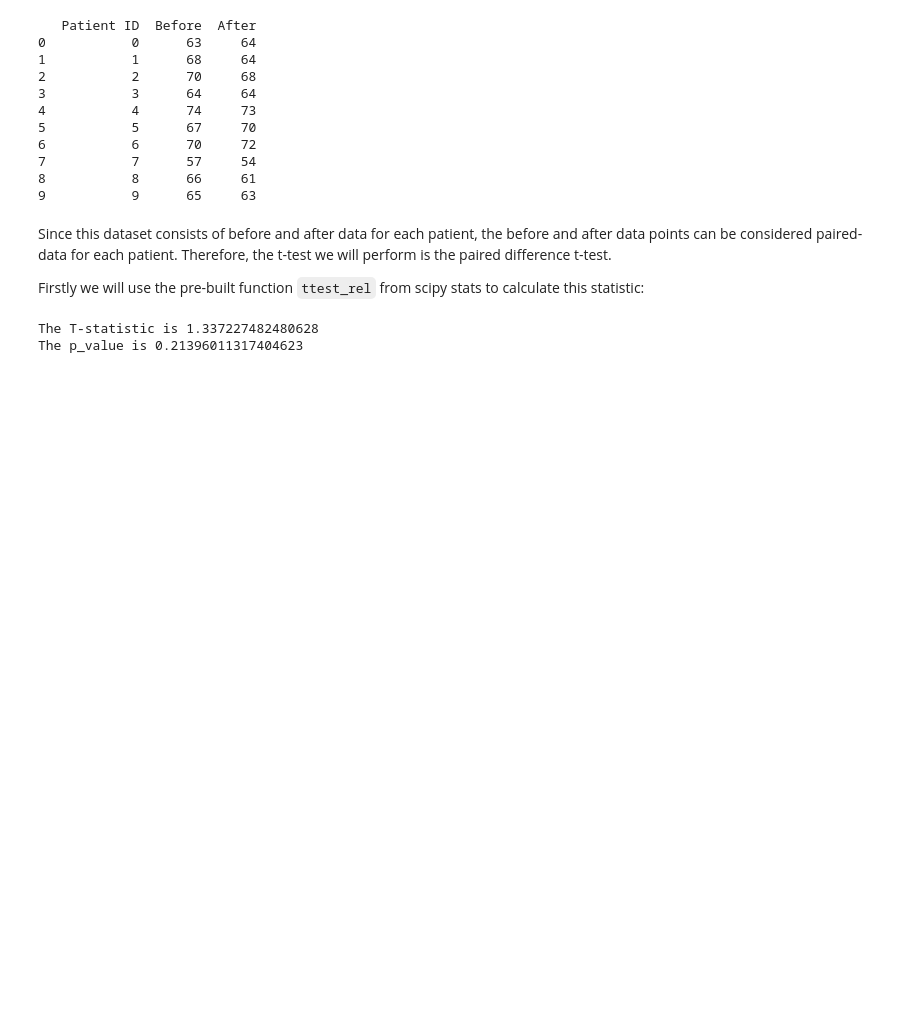
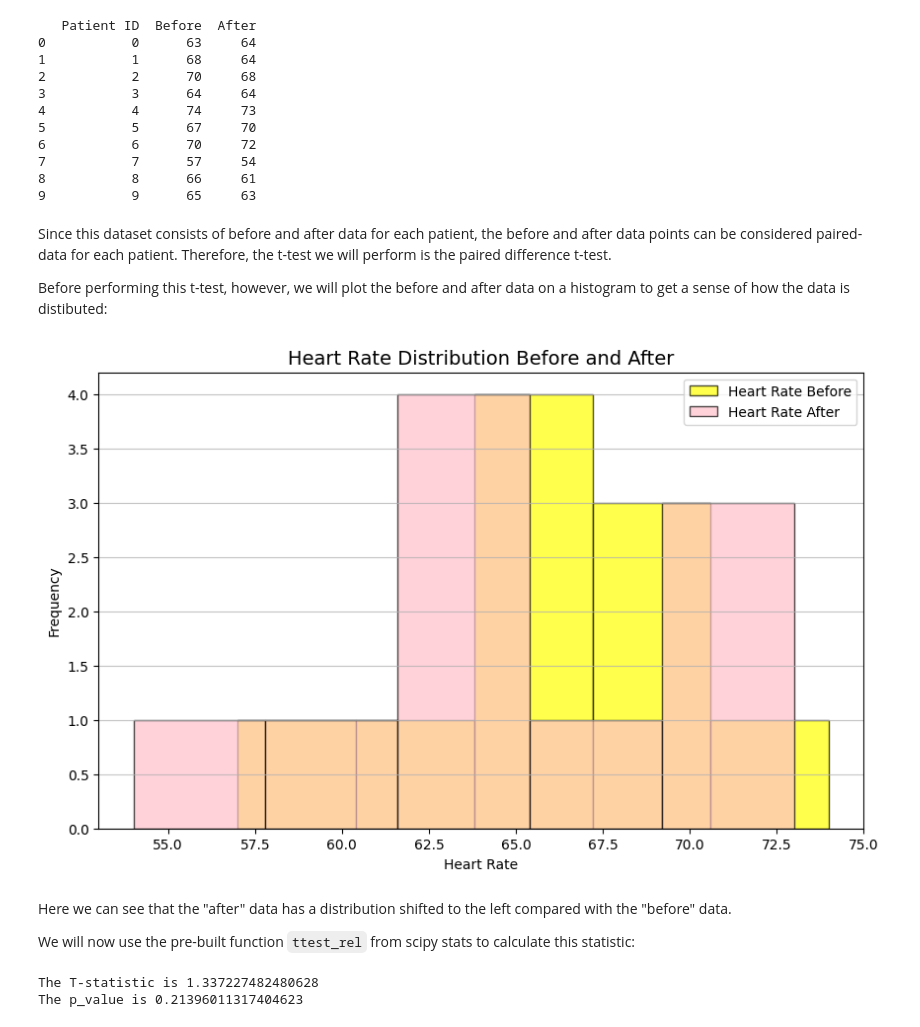
Before and after one commit to jmce22/app_stats, a Jupyter notebook: tasks.ipynb, the cells around one changed output. Cells and saved outputs as stored; diff of their text form; code cells hidden in the pictures; blank space fills up the shorter version.

```diff
--- a/tasks.ipynb
+++ b/tasks.ipynb
@@ -221,7 +221,33 @@ print(df)
 # %% [markdown]
 Since this dataset consists of before and after data for each patient, the before and after data points can be considered paired-data for each patient. Therefore, the t-test we will perform is the paired difference t-test.
 
-Firstly we will use the pre-built function `ttest_rel` from scipy stats to calculate this statistic:
+Before performing this t-test, however, we will plot the before and after data on a histogram to get a sense of how the data is distibuted:
+# %%
+#
+plt.figure(figsize=(10, 6))
+
+# Histogram for heart_rate_before. By using the alpha paramter we can make the plot slightly transparent to allow
+# us to overlap with that for heart_rate_after
+plt.hist(heart_rate_before, bins=5, alpha= 0.7, label='Heart Rate Before', color='yellow', edgecolor='black')
+
+# Histogram for heart_rate_after:
+plt.hist(heart_rate_after, bins=5, alpha=0.7, label='Heart Rate After', color='pink', edgecolor='black')
+
+# Adding titles and labels
+plt.title('Heart Rate Distribution Before and After', fontsize=14)
+plt.xlabel('Heart Rate', fontsize=10)
+plt.ylabel('Frequency', fontsize=10)
+plt.legend(fontsize=10)
+
+# Show plot
+plt.grid(axis='y', alpha=0.75)
+plt.show()
+# %% [output]
+[figure, added]
+# %% [markdown]
+Here we can see that the "after" data has a distribution shifted to the left compared with the "before" data.
+
+We will now use the pre-built function `ttest_rel` from scipy stats to calculate this statistic:
 # %%
 from scipy.stats import ttest_rel
 
```
Also changed, not shown: parts of 5 cells of this notebook, 1 other file.
